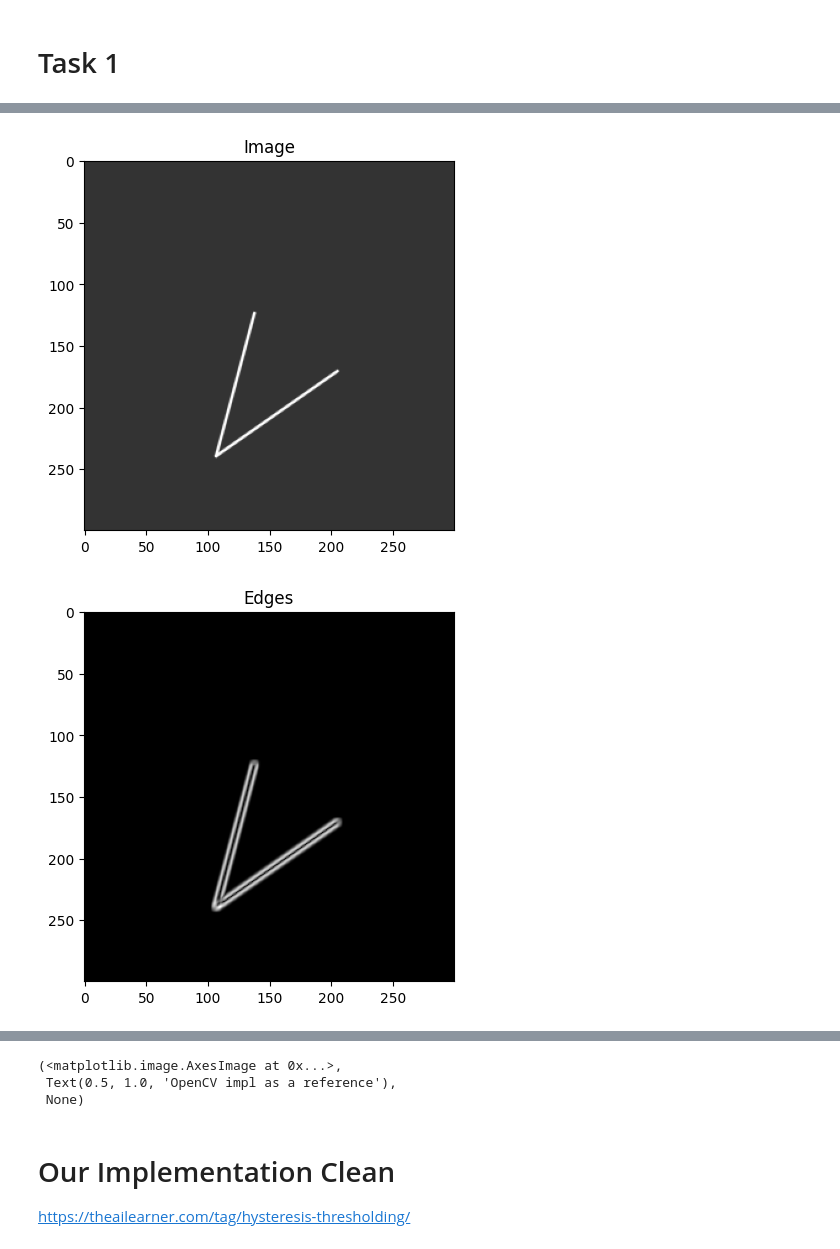
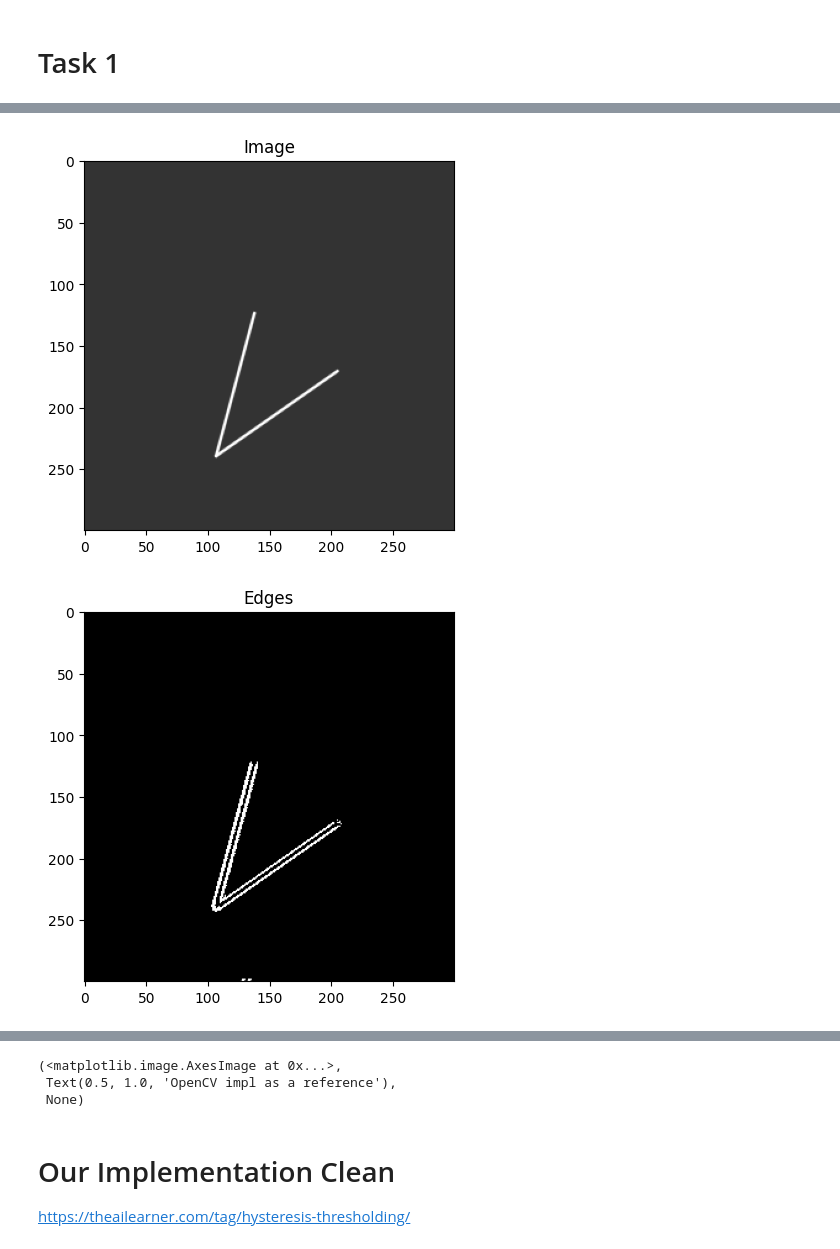
Before and after one commit to coeus-uk/computer-vision, a Jupyter notebook: Task1.ipynb, the cells around one changed output, grey strips where cells are left out. Cells and saved outputs as stored; diff of their text form; code cells hidden in the pictures.

```diff
--- a/Task1.ipynb
+++ b/Task1.ipynb
@@ -17,26 +14,26 @@ The autoreload extension is already loaded. To reload it, use:
 # %%
-img = cv2.imread("Task1Dataset\\image1.png")
+img = cv2.imread("Task1Dataset/image1.png")
 img = img[0:300, 500:800]
 
 # img = cv2.imread("ducks.jpeg")
 # img = img[1200:1800,1200:1800]
 
 img = cv2.cvtColor(img, cv2.COLOR_RGB2GRAY)
 plt.imshow(cv2.cvtColor(img, cv2.COLOR_GRAY2RGB)), plt.title('Image'), plt.show()
 
 img_canny = utils.canny(img,
                   gauss_kernel_size=5,
-                  sigma=5,
+                  sigma=20,
                   low_threshold=70,
                   high_threshold=110
                   )
 plt.imshow(cv2.cvtColor(img_canny, cv2.COLOR_GRAY2RGB)), plt.title('Edges'), plt.show()
 
 img_canny_reference = cv2.Canny(img, threshold1=70, threshold2=110)
 plt.imshow(cv2.cvtColor(img_canny_reference, cv2.COLOR_GRAY2RGB)), plt.title('OpenCV impl as a reference'), plt.show()
 # %% [output]
 [figure]
-[figure, old version]
+[figure, new version]
 [figure]
 (<matplotlib.image.AxesImage at 0x...>,
  Text(0.5, 1.0, 'OpenCV impl as a reference'),
```
Also changed, not shown: parts of 4 cells of this notebook, 1 other file.
